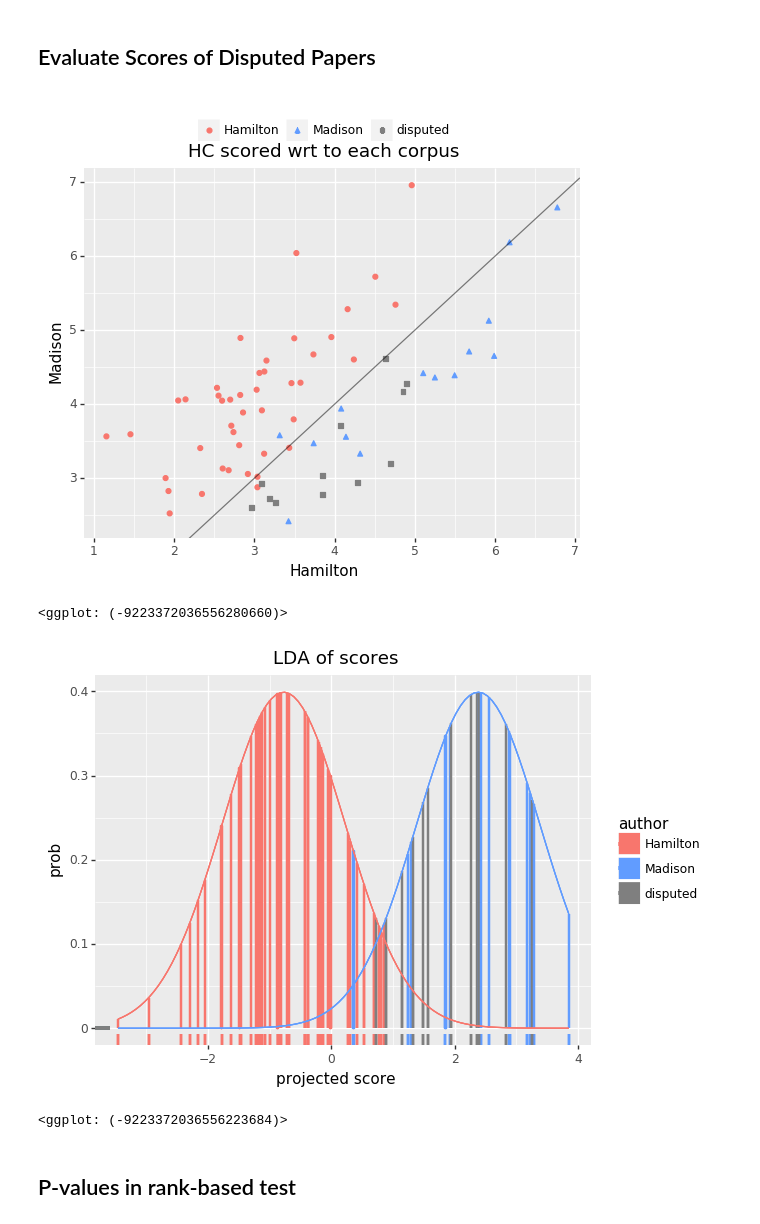
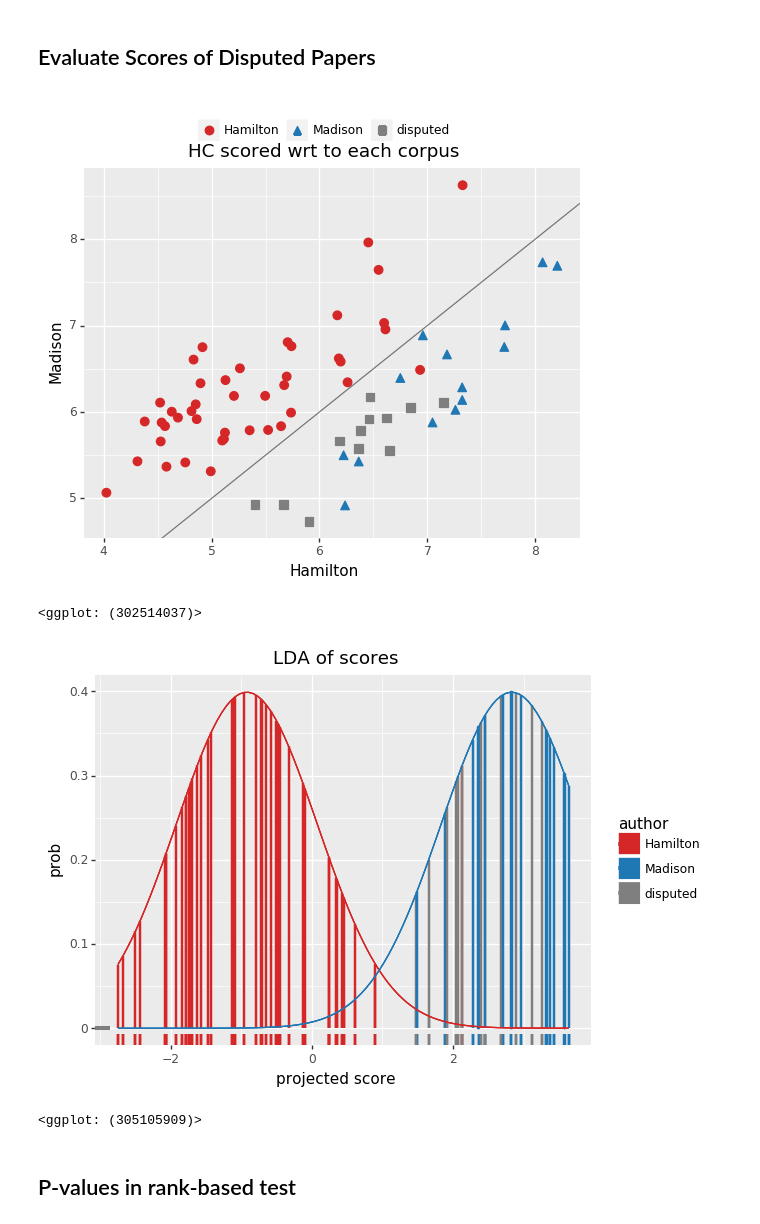
Before and after one commit to alonkipnis/AuthAttLib, a Jupyter notebook: Examples/Authorship_in_the_Federalist.ipynb, the cells around one changed output. Saved outputs shown, nothing was run; the diff lists cells and outputs as text; code cells hidden in the pictures.

```diff
--- a/Examples/Authorship_in_the_Federalist.ipynb
+++ b/Examples/Authorship_in_the_Federalist.ipynb
@@ -51,7 +51,6 @@ fed_papers.loc[:,'doc_id'] = fed_papers.paper_no
 train_data = fed_papers[fed_papers.author.isin(['Hamilton','Madison'])]
 model = AuthorshipAttributionMulti(train_data,
                                    vocab_size = 1500, #use 1500 most frequent words in entire collection
-                                   stbl = True, # type of HC
                                    words_to_ignore = punct
                                   )
 # %% [output]
@@ -81,26 +80,26 @@ print( p + ggtitle('LDA of HC scores'))
 # %%
 # Authiorship of disputed papers:
 data_disputed = fed_papers[fed_papers.author == 'disputed']
 
 # In order to get the results in [1], set LOO=True
-df_disputed = model.stats_list(data_disputed, LOO = False)
+df_disputed = model.stats_list(data_disputed, LOO = True)
 
 # illustrate HC scores
 
-df_all = pd.concat([df, df_disputed], sort = False)
+df_all = pd.concat([df, df_disputed], sort = True)
 
 p = plot_author_pair(df_all, value = 'HC', wrt_authors=['Hamilton','Madison'])
 print(p + ggtitle("HC scored wrt to each corpus"))
 
 p = plot_LDA(df_all, value = 'HC',
              wrt_authors=['Hamilton','Madison']
             )
 print(p + ggtitle("LDA of scores"))
 # %% [output]
-[figure, old version]
+[figure, new version]
-<ggplot: (-9223372036556280660)>
+<ggplot: (302514037)>
-[figure, old version]
+[figure, new version]
-<ggplot: (-9223372036556223684)>
+<ggplot: (305105909)>
 # %% [markdown]
 <H2>P-values in rank-based test</H2>
 # %%
```
Also changed, not shown: parts of 7 cells of this notebook, 2 other files.
